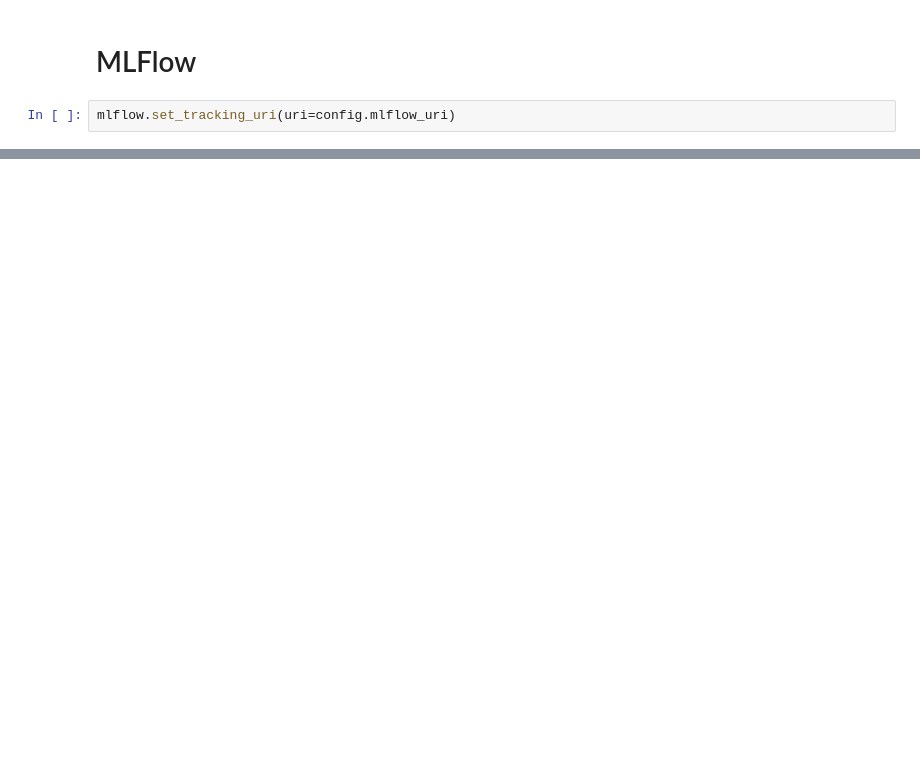
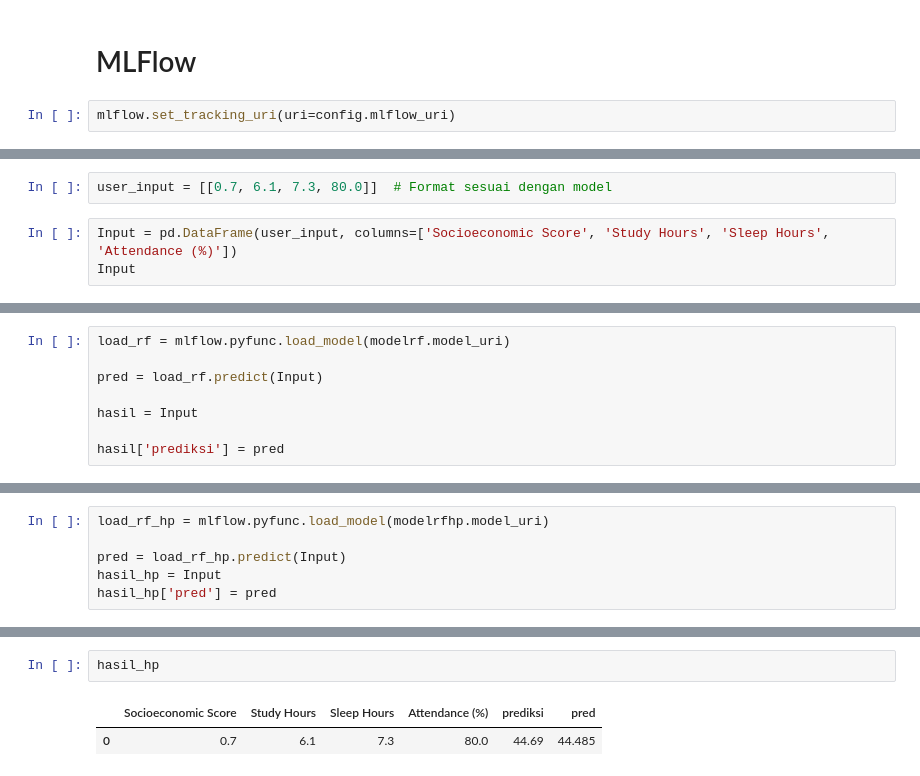
Before and after one commit to Angga-Ramda-Ramadhan/StudentPerformance, a Jupyter notebook: modelling.ipynb, the cells around one changed output, grey strips where cells are left out. Cells and saved outputs as stored; diff of their text form; blank space fills up the shorter version.

Commit message:
Menambahkan Pengujian Menggunakan Data Baru

```diff
--- a/modelling.ipynb
+++ b/modelling.ipynb
@@ -272,0 +284,5 @@ Created version '2' of model 'rf_withtune'.
+# %%
+user_input = [[0.7, 6.1, 7.3, 80.0]]  # Format sesuai dengan model
+# %%
+Input = pd.DataFrame(user_input, columns=['Socioeconomic Score', 'Study Hours',	'Sleep Hours', 'Attendance (%)'])
+Input
@@ -272,0 +294,8 @@ Created version '2' of model 'rf_withtune'.
+# %%
+load_rf = mlflow.pyfunc.load_model(modelrf.model_uri)
+
+pred = load_rf.predict(Input)
+
+hasil = Input
+
+hasil['prediksi'] = pred
@@ -272,0 +309,6 @@ Created version '2' of model 'rf_withtune'.
+# %%
+load_rf_hp = mlflow.pyfunc.load_model(modelrfhp.model_uri)
+
+pred = load_rf_hp.predict(Input)
+hasil_hp = Input
+hasil_hp['pred'] = pred
@@ -272,0 +317,5 @@ Created version '2' of model 'rf_withtune'.
+# %%
+hasil_hp
+# %% [output]
+|  | Socioeconomic Score | Study Hours | Sleep Hours | Attendance (%) | prediksi | pred |
+| 0 | 0.7 | 6.1 | 7.3 | 80.0 | 44.69 | 44.485 |
```
Also changed, not shown: parts of 11 cells of this notebook.
